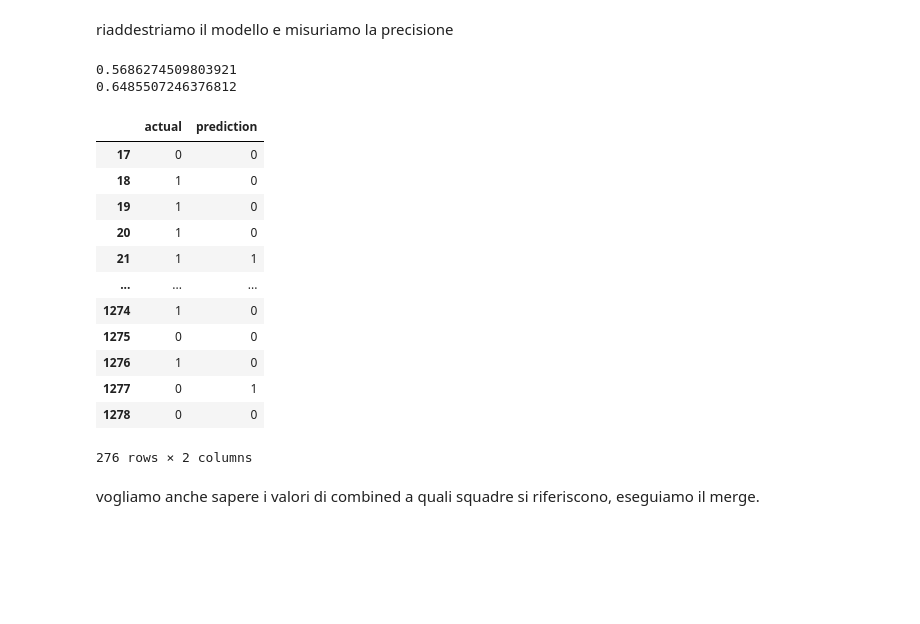
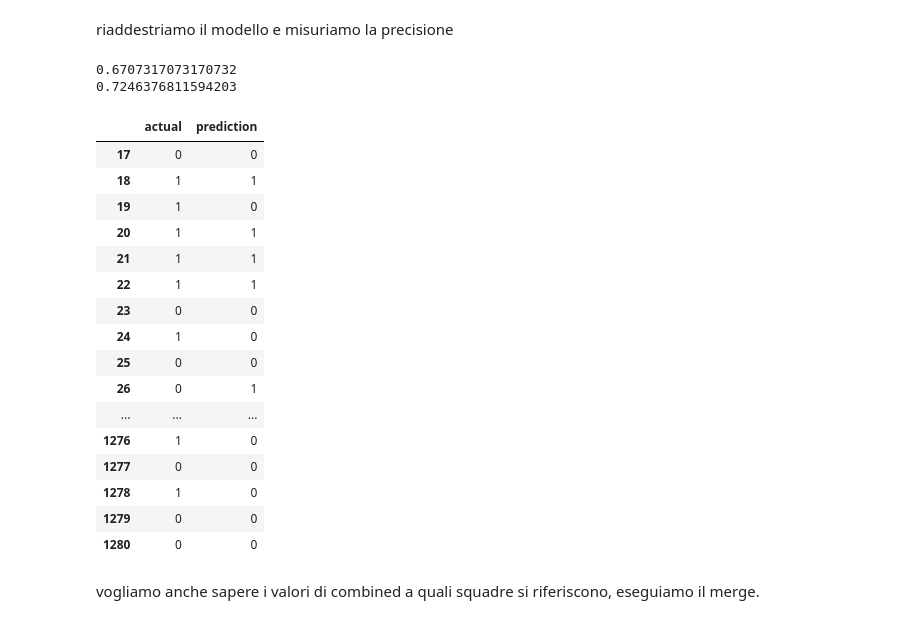
Before and after one commit to AlfonsoAnzelmo35/FootballPredictor, a Jupyter notebook: FootballPredictor.ipynb, the cells around one changed output. Cells and saved outputs as stored; diff of their text form; code cells hidden in the pictures; blank space fills up the shorter version.

```diff
--- a/FootballPredictor.ipynb
+++ b/FootballPredictor.ipynb
@@ -204,8 +321,0 @@ divisione tra train set e test set, facendo attenzione al fatto che i nostri dat
-# %%
-#divido il dataset, ma vogliamo essere sicuri di predire con dati del passato dati del futuro
-train = matches[matches["date"] < '2022-01-01']
-
-test = matches[matches["date"] > '2022-01-01']
-
-print(train.shape)
-print(test.shape)
@@ -218,0 +324,4 @@ predictors = ["venue_code","opp_code","hour","day_code"]
+# %%
+#vogliamo come predittori le colonne di data, ricordando che è necessario che siano numeri
+predictors = ["opp_code", "xg", "poss", "formation_code", "cap_code", "team_code" , "sh", "sot", "pkatt", "team_code" ]
+predictors
@@ -251,7 +380,7 @@ precision_score(test["target"],preds)
 # %% [markdown]
 raggruppiamo per team
 # %%
-grouped_matches = matches.groupby("team")
+grouped_matches = data.groupby("team")
 
 group = grouped_matches.get_group("Manchester City")
 group
@@ -287,8 +420,8 @@ def lastThreeMatchesPerform(group, cols, new_cols):
 #                        ["gf_rolling","ga_rolling","sh_rolling","sot_rolling","dist_rolling","fk_rolling","pk_rolling","pkatt_rolling"])
 
 #per ogni team ho informazioni sulle ultime 3 partite precenti
-grouped_matchesLast3Perfomed = grouped_matches.apply(lambda x: lastThreeMatchesPerform(x, ["gf","ga","sh","sot","dist","fk","pk","pkatt"],
-                        ["gf_last3Performed","ga_last3Performed","sh_last3Performed","sot_last3Performed","dist_last3Performed","fk_last3Performed","pk_last3Performed","pkatt_last3Performed"]))
+grouped_matchesLast3Perfomed = grouped_matches.apply(lambda x: lastThreeMatchesPerform(x, ["gf","ga","sh","sot","pk","pkatt"],
+                        ["gf_last3Performed","ga_last3Performed","sh_last3Performed","sot_last3Performed","pk_last3Performed","pkatt_last3Performed"]))
 # %% [markdown]
 sistemiamo gli indici
 # %%
@@ -318,35 +455,39 @@ riaddestriamo il modello e misuriamo la precisione
 # %%
 train = grouped_matchesLast3Perfomed[grouped_matchesLast3Perfomed["date"] < '2022-01-01']
 
 test = grouped_matchesLast3Perfomed[grouped_matchesLast3Perfomed["date"] > '2022-01-01']
 
-predictors += ["gf_last3Performed","ga_last3Performed","sh_last3Performed","sot_last3Performed","dist_last3Performed","fk_last3Performed","pk_last3Performed","pkatt_last3Performed"]
+predictors += ["gf_last3Performed","ga_last3Performed","sh_last3Performed","sot_last3Performed","pk_last3Performed","pkatt_last3Performed"]
 
 rf.fit(train[predictors], train["target"])
 
 preds = rf.predict(test[predictors])
 
 print(precision_score(test["target"],preds))
 print(accuracy_score(test["target"],preds))
 
 combined = pd.DataFrame(dict(actual = test["target"], prediction = preds), index = test.index)
 combined
 # %% [output]
-0.5686274509803921
-0.6485507246376812
+0.6707317073170732
+0.7246376811594203
 |  | actual | prediction |
 | 17 | 0 | 0 |
-| 18 | 1 | 0 |
+| 18 | 1 | 1 |
 | 19 | 1 | 0 |
-| 20 | 1 | 0 |
+| 20 | 1 | 1 |
 | 21 | 1 | 1 |
+| 22 | 1 | 1 |
+| 23 | 0 | 0 |
+| 24 | 1 | 0 |
+| 25 | 0 | 0 |
+| 26 | 0 | 1 |
 | ... | ... | ... |
-| 1274 | 1 | 0 |
-| 1275 | 0 | 0 |
 | 1276 | 1 | 0 |
-| 1277 | 0 | 1 |
-| 1278 | 0 | 0 |
+| 1277 | 0 | 0 |
+| 1278 | 1 | 0 |
+| 1279 | 0 | 0 |
+| 1280 | 0 | 0 |
-276 rows × 2 columns
 # %% [markdown]
 vogliamo anche sapere i valori di combined a quali squadre si riferiscono, eseguiamo il merge.
 # %%
```
Also changed, not shown: parts of 43 cells of this notebook.
